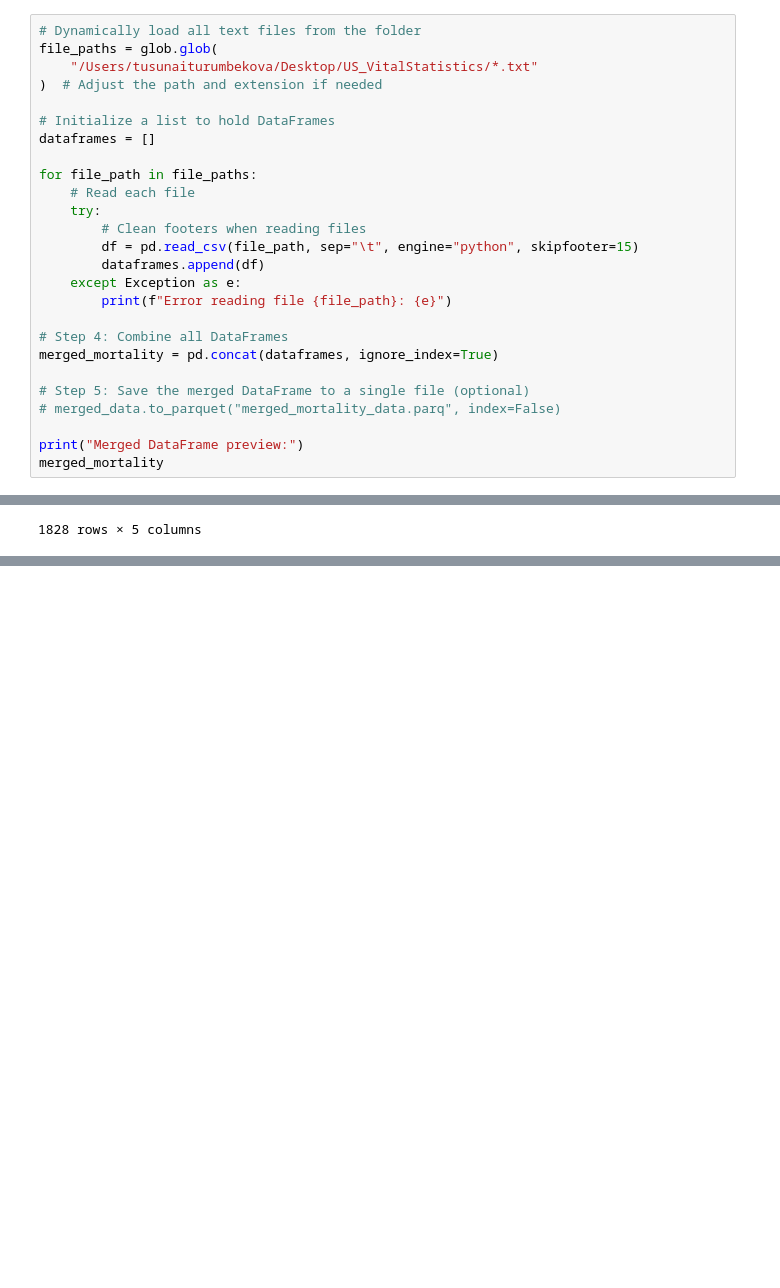
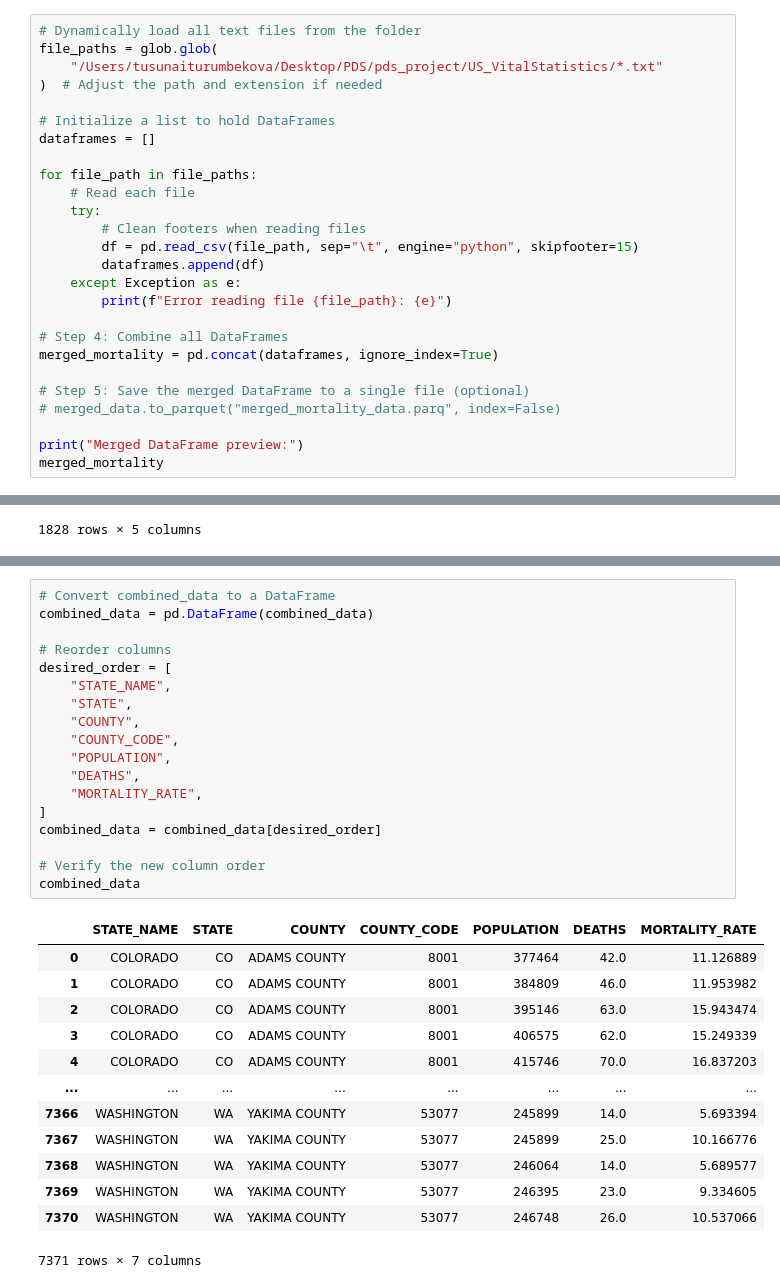
Before and after one commit to Ramil-cyber/IDS_720_Practical_Data_Science_Final_Project_Opioids, a Jupyter notebook: 02_Codes/mortality_cleaning.ipynb, the cells around one changed output, grey strips where cells are left out. Saved outputs shown, nothing was run; the diff lists cells and outputs as text; blank space fills up the shorter version.

```diff
--- a/02_Codes/mortality_cleaning.ipynb
+++ b/02_Codes/mortality_cleaning.ipynb
@@ -27,7 +27,7 @@ m2007
 # %%
 # Dynamically load all text files from the folder
 file_paths = glob.glob(
-    "/Users/tusunaiturumbekova/Desktop/US_VitalStatistics/*.txt"
+    "/Users/tusunaiturumbekova/Desktop/PDS/pds_project/US_VitalStatistics/*.txt"
 )  # Adjust the path and extension if needed
 
 # Initialize a list to hold DataFrames
@@ -413,0 +526,32 @@ Data saved to 'merged_mortality.csv'
+# %%
+# Convert combined_data to a DataFrame
+combined_data = pd.DataFrame(combined_data)
+
+# Reorder columns
+desired_order = [
+    "STATE_NAME",
+    "STATE",
+    "COUNTY",
+    "COUNTY_CODE",
+    "POPULATION",
+    "DEATHS",
+    "MORTALITY_RATE",
+]
+combined_data = combined_data[desired_order]
+
+# Verify the new column order
+combined_data
+# %% [output]
+|  | STATE_NAME | STATE | COUNTY | COUNTY_CODE | POPULATION | DEATHS | MORTALITY_RATE |
+| 0 | COLORADO | CO | ADAMS COUNTY | 8001 | 377464 | 42.0 | 11.126889 |
+| 1 | COLORADO | CO | ADAMS COUNTY | 8001 | 384809 | 46.0 | 11.953982 |
+| 2 | COLORADO | CO | ADAMS COUNTY | 8001 | 395146 | 63.0 | 15.943474 |
+| 3 | COLORADO | CO | ADAMS COUNTY | 8001 | 406575 | 62.0 | 15.249339 |
+| 4 | COLORADO | CO | ADAMS COUNTY | 8001 | 415746 | 70.0 | 16.837203 |
+| ... | ... | ... | ... | ... | ... | ... | ... |
+| 7366 | WASHINGTON | WA | YAKIMA COUNTY | 53077 | 245899 | 14.0 | 5.693394 |
+| 7367 | WASHINGTON | WA | YAKIMA COUNTY | 53077 | 245899 | 25.0 | 10.166776 |
+| 7368 | WASHINGTON | WA | YAKIMA COUNTY | 53077 | 246064 | 14.0 | 5.689577 |
+| 7369 | WASHINGTON | WA | YAKIMA COUNTY | 53077 | 246395 | 23.0 | 9.334605 |
+| 7370 | WASHINGTON | WA | YAKIMA COUNTY | 53077 | 246748 | 26.0 | 10.537066 |
+7371 rows × 7 columns
```
Also changed, not shown: parts of 16 cells of this notebook.
